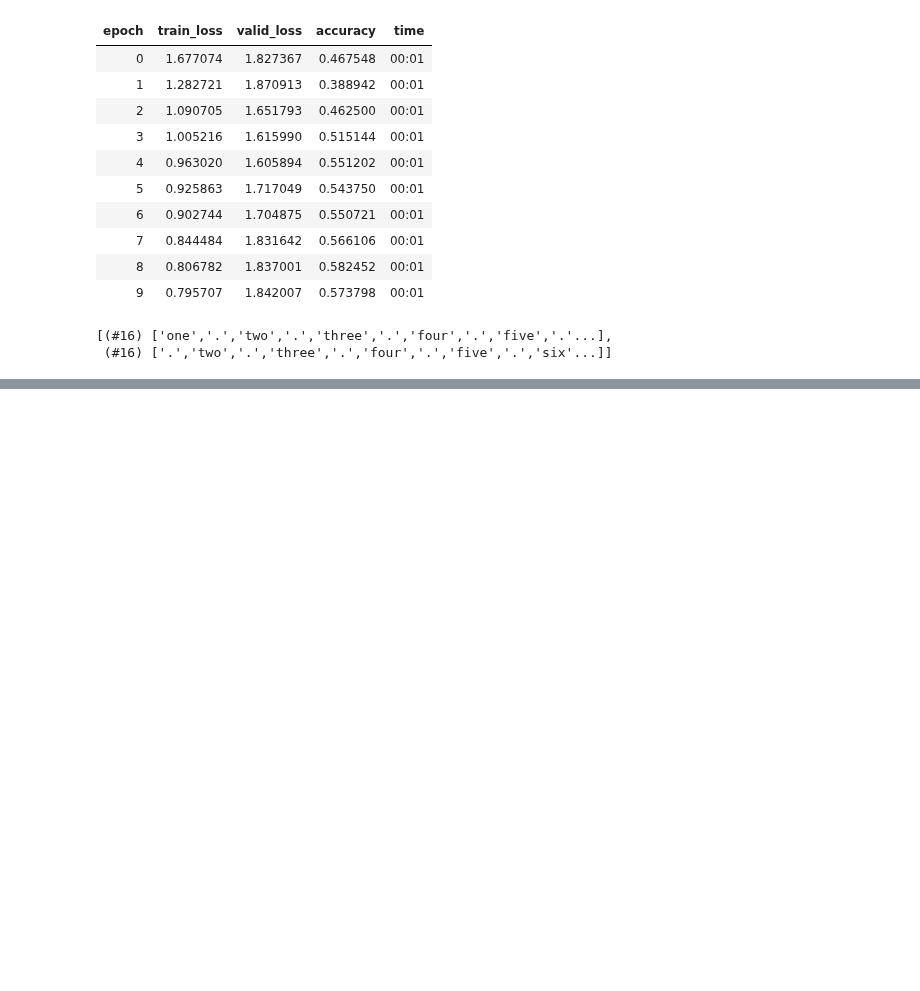
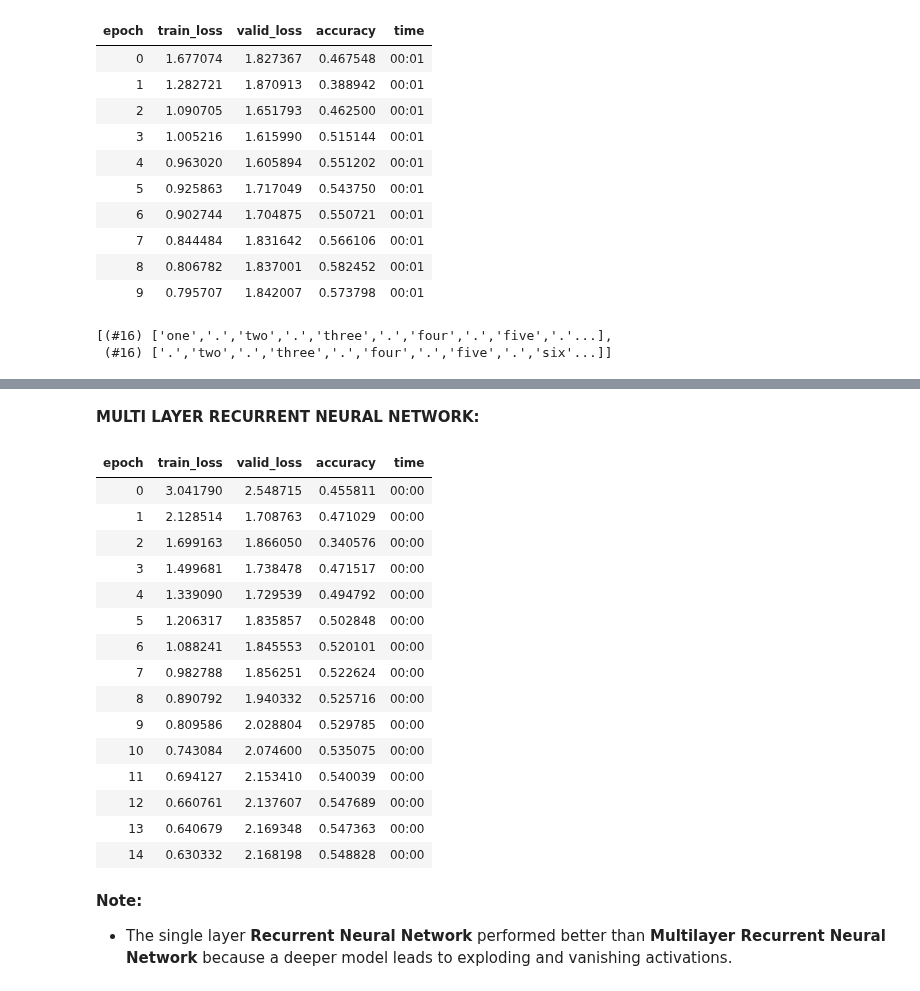
Before and after one commit to ThinamXx/Fastai, a Jupyter notebook: 11. Language Model/LanguageModel.ipynb, the cells around one changed output, grey strips where cells are left out. Cells and saved outputs as stored; diff of their text form; code cells hidden in the pictures; blank space fills up the shorter version.

Commit message:
Multilayer RNN

```diff
--- a/11. Language Model/LanguageModel.ipynb
+++ b/11. Language Model/LanguageModel.ipynb
@@ -238,0 +286,43 @@ dls = DataLoaders.from_dsets(group_chunks(seqs[:cut],bs),   # Initializing Data
+# %% [markdown]
+**MULTI LAYER RECURRENT NEURAL NETWORK:**
+# %%
+#@ LANGUAGE MODEL: MULTI LAYER RECURRENT NEURAL NETWORK:
+class LMModel5(Module):                                                 # Defining Language Model Class.
+    def __init__(self, vocab_sz, n_hidden, n_layers):                   # Initializing Constructor Function.
+        self.i_h = nn.Embedding(vocab_sz, n_hidden)                     # Initializing Embedding Layer.
+        self.rnn = nn.RNN(n_hidden,n_hidden,n_layers,batch_first=True)  # Initializing RNN.
+        self.h_o = nn.Linear(n_hidden, vocab_sz)                        # Initializing Linear Layer.
+        self.h = torch.zeros(n_layers, bs, n_hidden)                    # Initializing Hidden State.
+
+    def forward(self, x):                                               # Forward Propagation Function.
+        res, h = self.rnn(self.i_h(x), self.h)                          # Implementation of RNN.
+        self.h = h.detach()                                             # Removing all the Gradients History.
+        return self.h_o(res)
+
+    def reset(self): self.h.zero_()                                     # Defining Reset Function.
+
+#@ TRAINING THE LANGUAGE MODEL:
+learn = Learner(dls, LMModel5(len(vocab), 64, 2),                       # Initializing Learner with Multilayer RNN.
+                loss_func=CrossEntropyLossFlat(),                       # Initializing Cross Entropy Loss Function.
+                metrics=accuracy, cbs=ModelResetter)                    # Initializing Metrics and Callbacks.
+learn.fit_one_cycle(15, 3e-3)                                           # Training the Learner.
+# %% [output]
+| epoch | train_loss | valid_loss | accuracy | time |
+| 0 | 3.041790 | 2.548715 | 0.455811 | 00:00 |
+| 1 | 2.128514 | 1.708763 | 0.471029 | 00:00 |
+| 2 | 1.699163 | 1.866050 | 0.340576 | 00:00 |
+| 3 | 1.499681 | 1.738478 | 0.471517 | 00:00 |
+| 4 | 1.339090 | 1.729539 | 0.494792 | 00:00 |
+| 5 | 1.206317 | 1.835857 | 0.502848 | 00:00 |
+| 6 | 1.088241 | 1.845553 | 0.520101 | 00:00 |
+| 7 | 0.982788 | 1.856251 | 0.522624 | 00:00 |
+| 8 | 0.890792 | 1.940332 | 0.525716 | 00:00 |
+| 9 | 0.809586 | 2.028804 | 0.529785 | 00:00 |
+| 10 | 0.743084 | 2.074600 | 0.535075 | 00:00 |
+| 11 | 0.694127 | 2.153410 | 0.540039 | 00:00 |
+| 12 | 0.660761 | 2.137607 | 0.547689 | 00:00 |
+| 13 | 0.640679 | 2.169348 | 0.547363 | 00:00 |
+| 14 | 0.630332 | 2.168198 | 0.548828 | 00:00 |
+# %% [markdown]
+**Note:**
+- The single layer **Recurrent Neural Network** performed better than **Multilayer Recurrent Neural Network** because a deeper model leads to exploding and vanishing activations.
```
Also changed, not shown: parts of 3 cells of this notebook.
